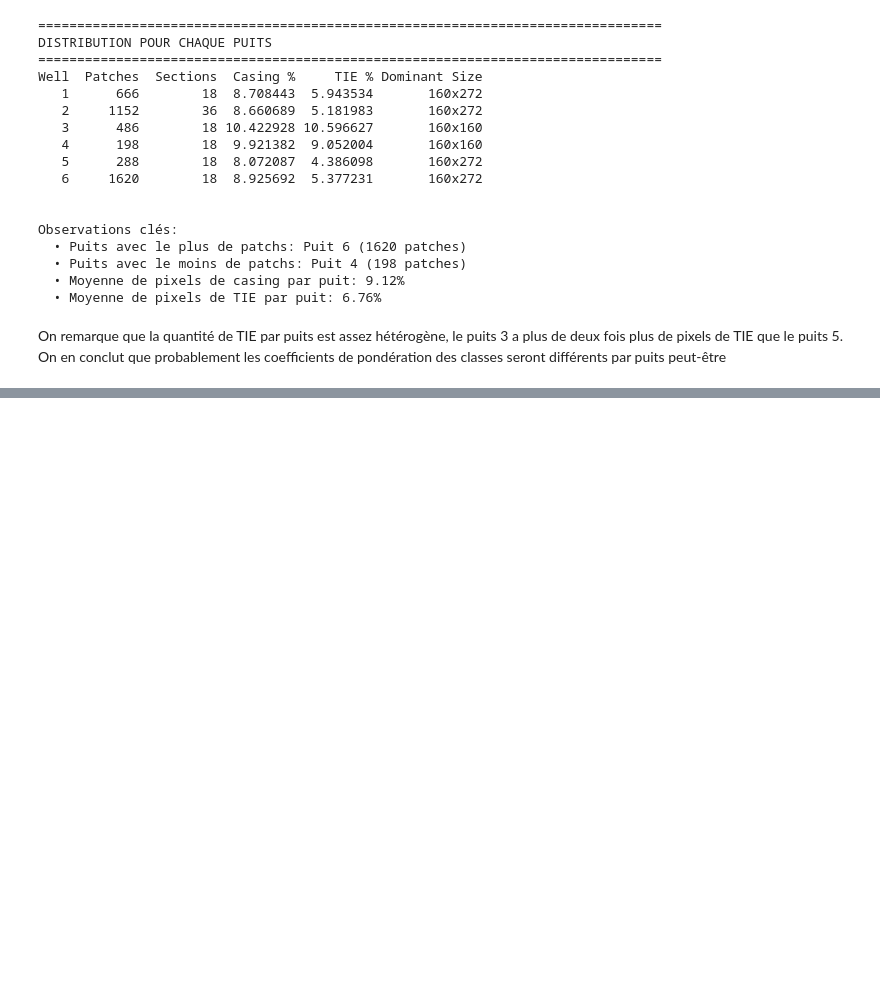
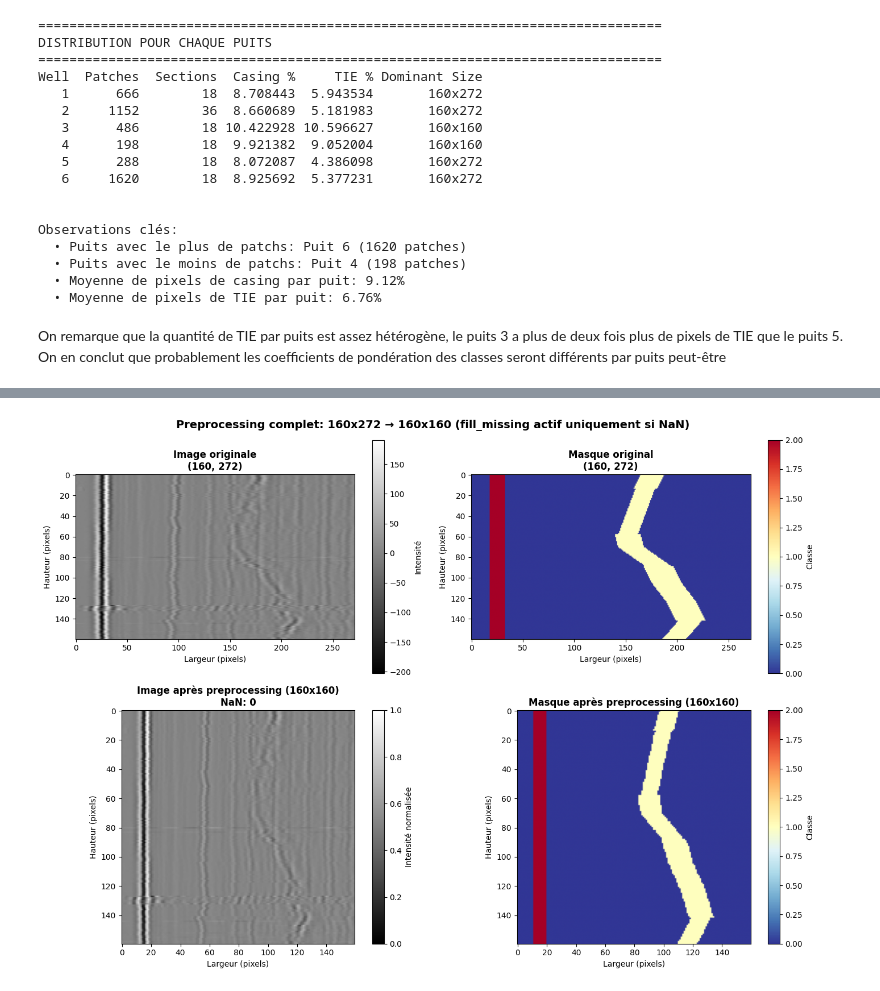
Before and after one commit to victorcamps70/deep-datachallenge, a Jupyter notebook: presentation.ipynb, the cells around one changed output, grey strips where cells are left out. Drawn from its saved outputs; the diff is of its cells as text; code cells hidden in the pictures; blank space fills up the shorter version.

```diff
--- a/presentation.ipynb
+++ b/presentation.ipynb
@@ -355,0 +535,70 @@ On remarque que la quantité de TIE par puits est assez hétérogène, le puits
+# %%
+# Démonstration visuelle avec une image réelle
+print("\n" + "=" * 70)
+print("DÉMONSTRATION AVEC UNE IMAGE RÉELLE (160x272)")
+print("=" * 70)
+
+if examples_160x272:
+    patch_name, original_image, original_mask = examples_160x272[0]
+
+    print(f"\nImage réelle: {patch_name}")
+    print(f"  • Shape originale: {original_image.shape}")
+    print(f"  • Nombre de NaN avant preprocessing: {np.isnan(original_image).sum()}")
+
+    # Appliquer le preprocessing SANS inject de NaN
+    image_processed, mask_processed = preprocessor.full_preprocessing(
+        original_image, original_mask,
+        normalize=True,
+        fill_missing=True  # Sera actif seulement si NaN trouvés
+    )
+
+    nan_count_after = np.isnan(image_processed).sum()
+
+    print(f"\nAprès preprocessing:")
+    print(f"  • Shape: {image_processed.shape}")
+    print(f"  • Nombre de NaN: {nan_count_after}")
+    print(f"  • Range des valeurs: [{image_processed.min():.4f}, {image_processed.max():.4f}]")
+    if nan_count_after == 0:
+        print(f"Pas de NaN générés lors du resize")
+    else:
+        print(f"{nan_count_after} NaN générés et remplis automatiquement")
+
+    # Visualiser avant/après
+    fig, axes = plt.subplots(2, 2, figsize=(14, 10))
+    fig.suptitle(f'Preprocessing complet: 160x272 → 160x160 (fill_missing actif uniquement si NaN)', fontsize=14, fontweight='bold')
+
+    # Image originale
+    ax1 = axes[0, 0]
+    im1 = ax1.imshow(original_image, cmap='gray')
+    ax1.set_title(f'Image originale\n{original_image.shape}', fontweight='bold')
+    ax1.set_xlabel('Largeur (pixels)')
+    ax1.set_ylabel('Hauteur (pixels)')
+    plt.colorbar(im1, ax=ax1, label='Intensité')
+
+    # Masque original
+    ax2 = axes[0, 1]
+    im2 = ax2.imshow(original_mask, cmap='RdYlBu_r', vmin=0, vmax=2)
+    ax2.set_title(f'Masque original\n{original_mask.shape}', fontweight='bold')
+    ax2.set_xlabel('Largeur (pixels)')
+    ax2.set_ylabel('Hauteur (pixels)')
+    plt.colorbar(im2, ax=ax2, label='Classe')
+
+    # Image processée
+    ax3 = axes[1, 0]
+    im3 = ax3.imshow(image_processed, cmap='gray')
+    ax3.set_title(f'Image après preprocessing (160x160)\nNaN: {nan_count_after}', fontweight='bold')
+    ax3.set_xlabel('Largeur (pixels)')
+    ax3.set_ylabel('Hauteur (pixels)')
+    plt.colorbar(im3, ax=ax3, label='Intensité normalisée')
+
+    # Masque processé
+    ax4 = axes[1, 1]
+    im4 = ax4.imshow(mask_processed, cmap='RdYlBu_r', vmin=0, vmax=2)
+    ax4.set_title(f'Masque après preprocessing (160x160)', fontweight='bold')
+    ax4.set_xlabel('Largeur (pixels)')
+    ax4.set_ylabel('Hauteur (pixels)')
+    plt.colorbar(im4, ax=ax4, label='Classe')
+
+    plt.tight_layout()
+    plt.show()
+# %% [output]
@@ -355,0 +618 @@ On remarque que la quantité de TIE par puits est assez hétérogène, le puits
+[figure, added]
```
Also changed, not shown: parts of 19 cells of this notebook, 1 other file.
